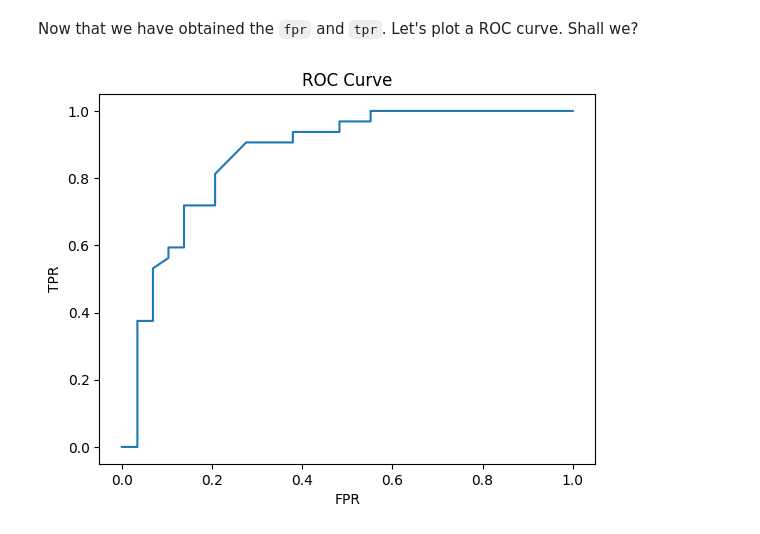
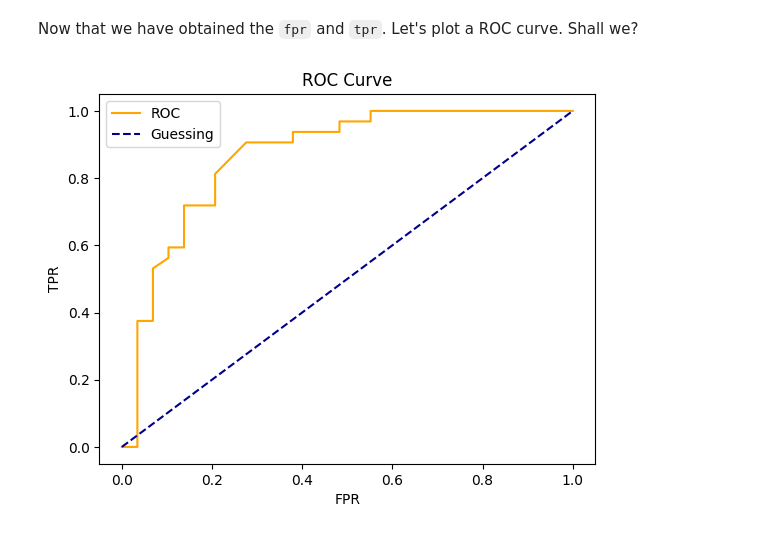
Before and after one commit to s-shifat/ml-notebooks, a Jupyter notebook: 3. Model Evaluation.ipynb, the cells around one changed output. Cells and saved outputs as stored; diff of their text form; code cells hidden in the pictures.

Commit message:
ROC Curve | 3. Model Evaluation

```diff
--- a/3. Model Evaluation.ipynb
+++ b/3. Model Evaluation.ipynb
@@ -270,12 +270,19 @@ Now that we have obtained the `fpr` and `tpr`. Let's plot a ROC curve. Shall we?
 # %%
 import matplotlib.pyplot as plt
 
 fig, ax = plt.subplots(1, 1)
-ax.plot(fpr, tpr)
+
+# Plot ROC
+ax.plot(fpr, tpr, label="ROC", color="orange")
+
+# Plot line with no predictive power (baseline)
+# So, anything above this line is good, and below is bad at prediction
+ax.plot([0,1], [0,1], label="Guessing", linestyle="--", color="darkblue")
 ax.set_xlabel("FPR")
 ax.set_ylabel("TPR")
 ax.set_title("ROC Curve")
+ax.legend()
 
 plt.show()
 # %% [output]
-[figure, old version]
+[figure, new version]
```
